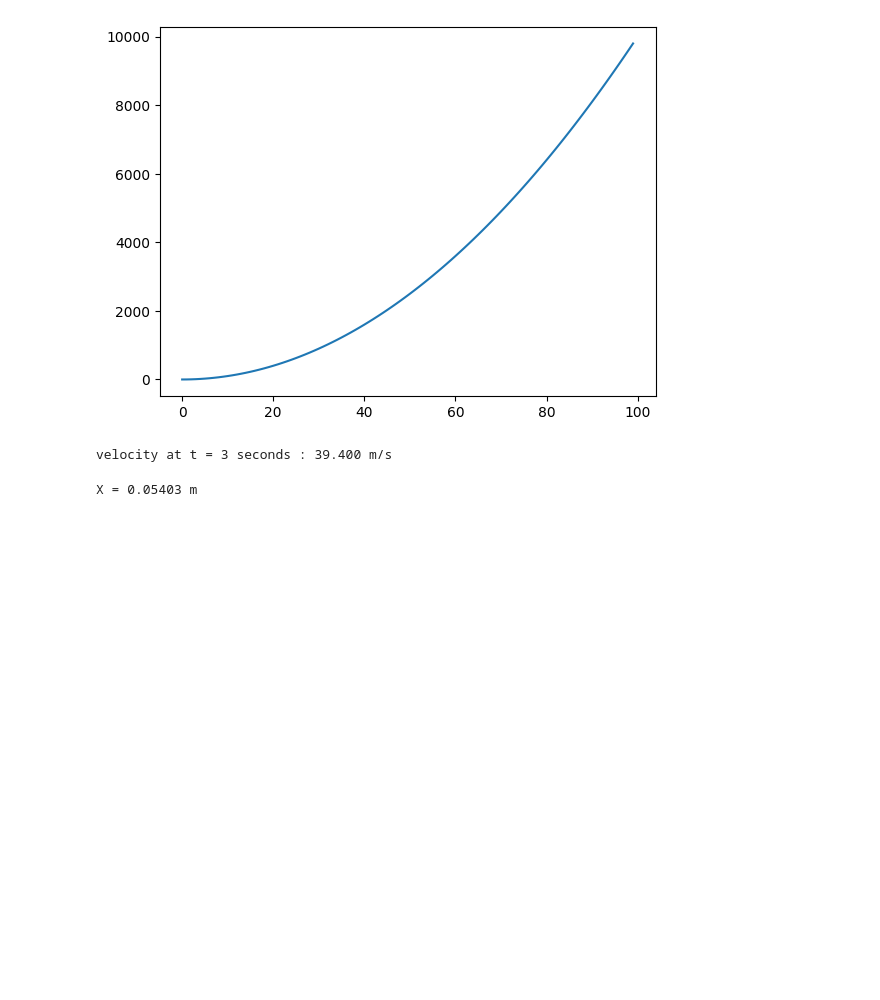
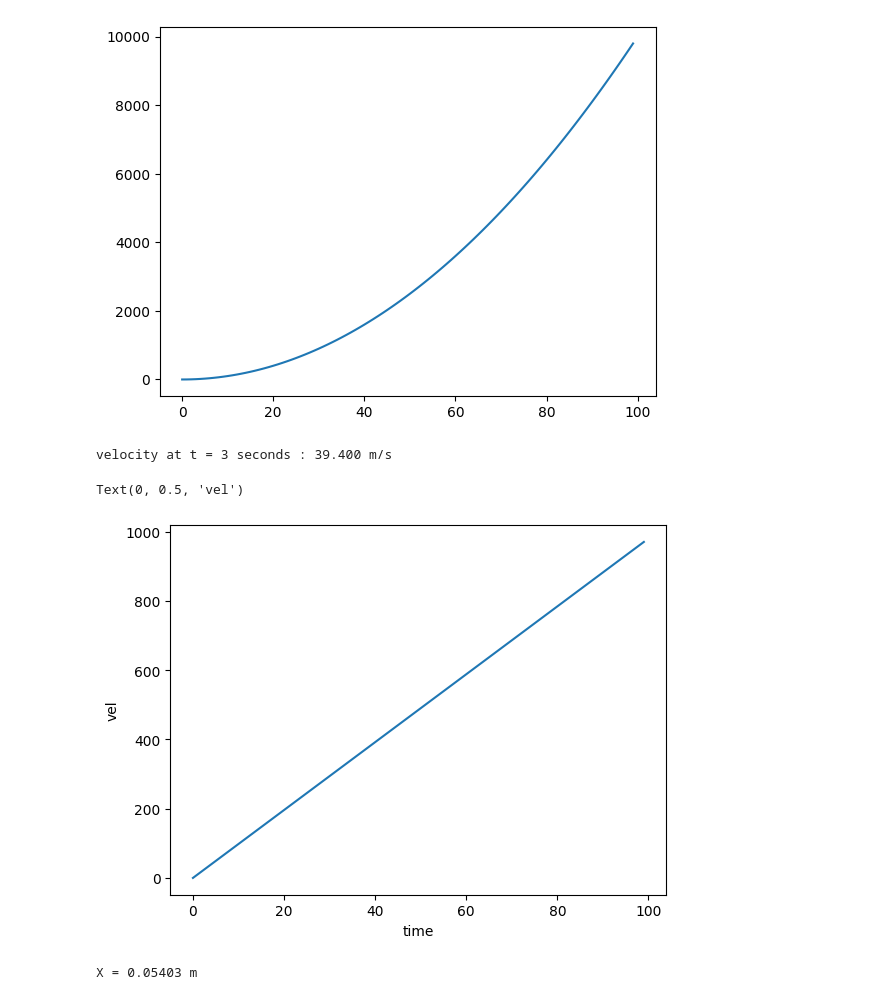
Before and after one commit to cmd-cosmos/learning, a Jupyter notebook: fun-programs/python/physics/motion.ipynb, the cells around one changed output. Cells and saved outputs as stored; diff of their text form; code cells hidden in the pictures; blank space fills up the shorter version.

Commit message:
Added a vel time graph for an object falling under gravity

```diff
--- a/fun-programs/python/physics/motion.ipynb
+++ b/fun-programs/python/physics/motion.ipynb
@@ -78,6 +78,24 @@ v_at_t = obj_fall(10, 3)
 print(f"velocity at t = 3 seconds : {v_at_t:0.3f} m/s")
 # %% [output]
 velocity at t = 3 seconds : 39.400 m/s
+# %%
+vel_pts = []
+t_pts = []
+
+for i in range(100):
+    v_at_t = obj_fall(0,  i)
+    vel_pts.append(v_at_t)
+    t_pts.append(i)
+
+# print(vel_pts)
+# print(t_pts)
+
+plt.plot(t_pts, vel_pts)
+plt.xlabel("time")
+plt.ylabel("vel")
+# %% [output]
+Text(0, 0.5, 'vel')
+[figure, added]
 # %%
 def simple_harmonic(A, omega, t, phi):
     '''
```
